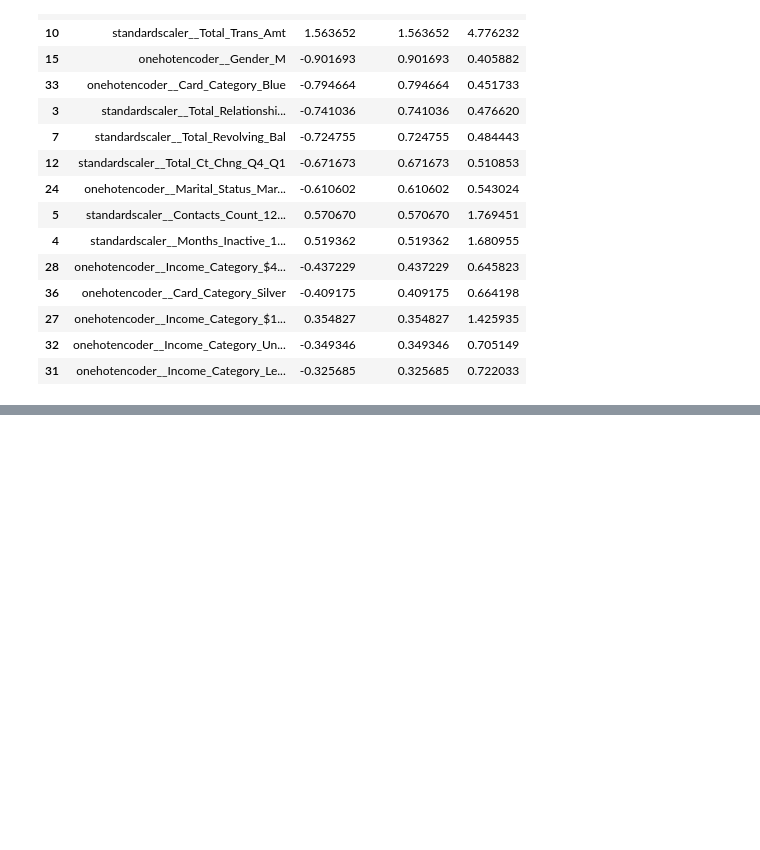
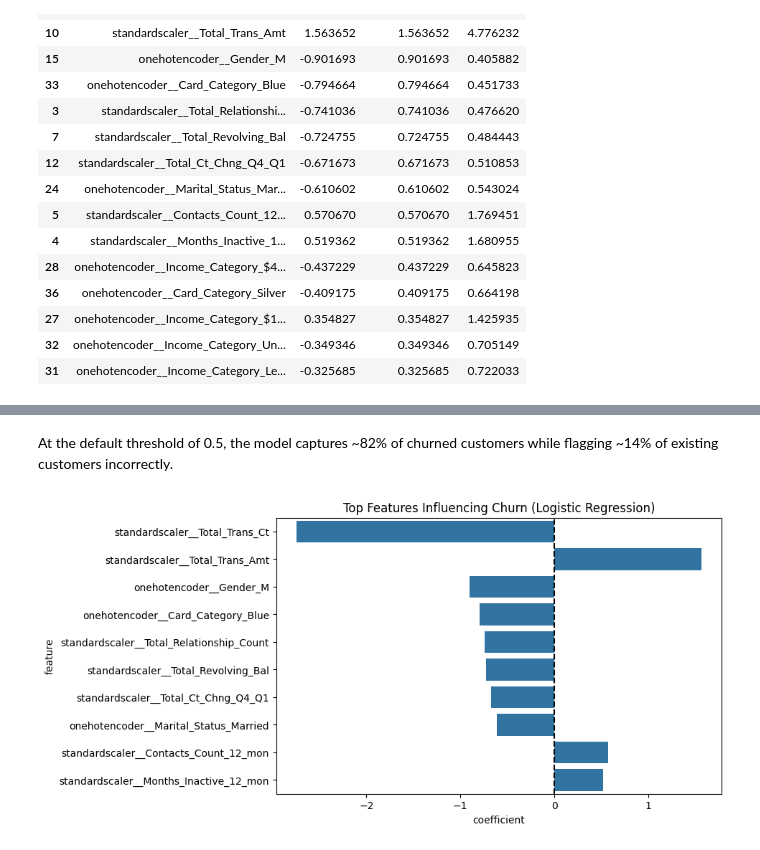
Before and after one commit to Mfouzan/Credit-Card-Churn, a Jupyter notebook: Credit Card.ipynb, the cells around one changed output, grey strips where cells are left out. Cells and saved outputs as stored; diff of their text form; code cells hidden in the pictures; blank space fills up the shorter version.

```diff
--- a/Credit Card.ipynb
+++ b/Credit Card.ipynb
@@ -397,0 +513,20 @@ coef_df.head(15)
+# %% [markdown]
+At the default threshold of 0.5, the model captures ~82% of churned customers while flagging ~14% of existing customers incorrectly.
+# %%
+import seaborn as sns
+import matplotlib.pyplot as plt
+
+top_feats = coef_df.sort_values("abs_coefficient", ascending=False).head(10)
+
+plt.figure(figsize=(8, 5))
+sns.barplot(
+    data=top_feats,
+    x="coefficient",
+    y="feature",
+    orient="h"
+)
+plt.axvline(0, color="black", linestyle="--")
+plt.title("Top Features Influencing Churn (Logistic Regression)")
+plt.show()
+# %% [output]
+[figure, added]
```
Also changed, not shown: parts of 17 cells of this notebook.
